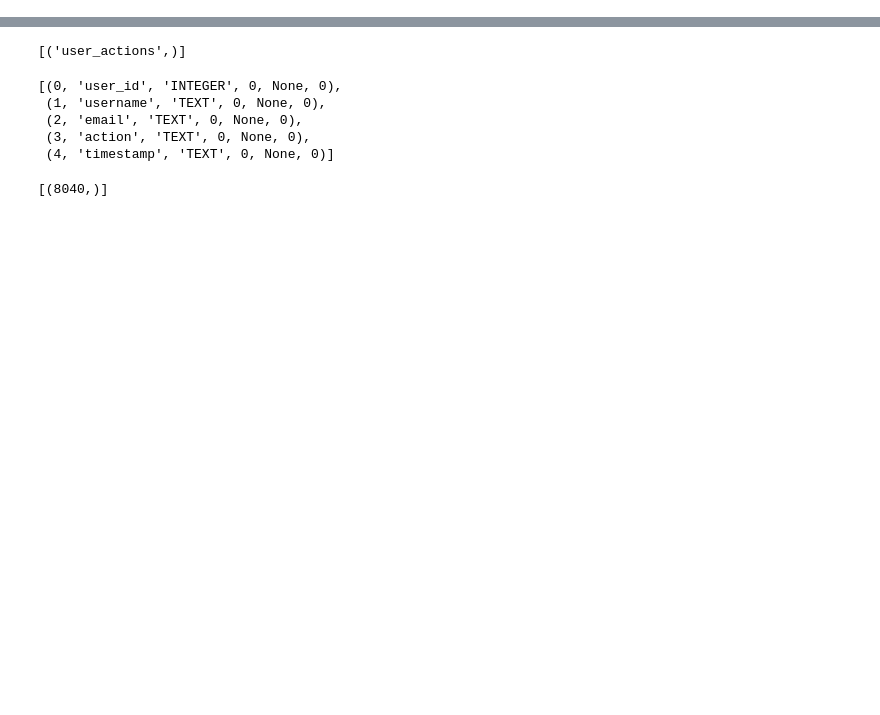
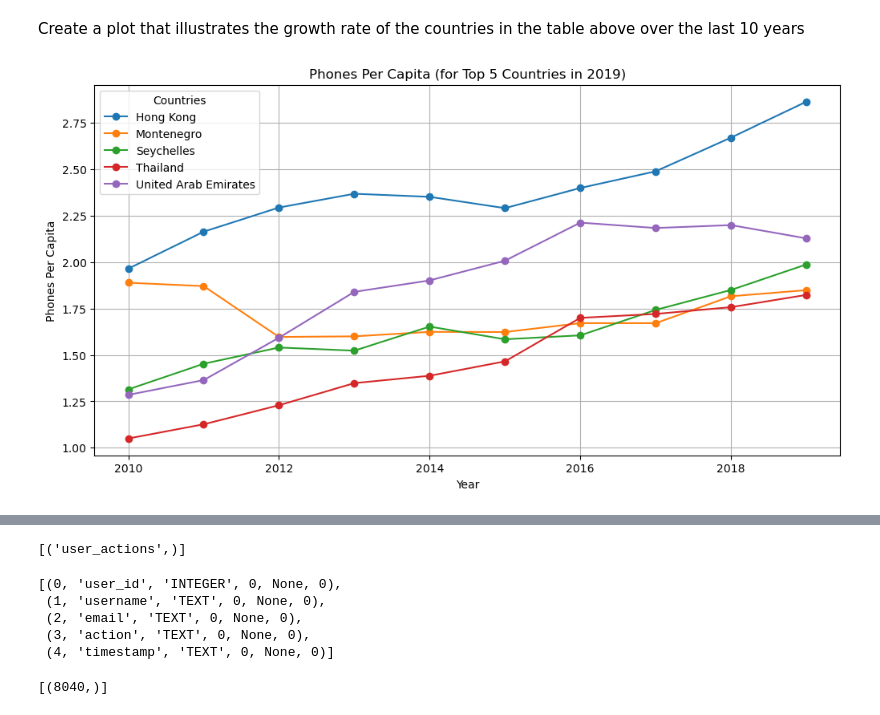
Before and after one commit to mathildecoffy/su-mt4007, a Jupyter notebook: HW4/HW4.ipynb, the cells around one changed output, grey strips where cells are left out. Saved outputs shown, nothing was run; the diff lists cells and outputs as text; code cells hidden in the pictures; blank space fills up the shorter version.

```diff
--- a/HW4/HW4.ipynb
+++ b/HW4/HW4.ipynb
@@ -11,0 +78,7 @@ import re
+# %%
+country_data = pd.read_csv('country_data.csv')
+# the country code is called iso-3 in the other file, change it to the same
+country_data.rename(columns={'alpha-3': 'iso-3'}, inplace=True)
+
+# Merge the prior data frame with the country data frame
+merged_data_2 = pd.merge(merged_data, country_data, how='inner', on='iso-3')
@@ -11,0 +104,11 @@ import re
+# %%
+# Data for 2019
+data_2019 = merged_data_2[merged_data_2['year'] == 2019]
+
+# Filter out missing data
+data_2019_cleaned = data_2019.dropna(subset=['phones_per_capita'])
+
+# Get the top 5 countries with highest 'phones_per_capita' in 2019
+top_5_countries = data_2019_cleaned.nlargest(5, 'phones_per_capita')[['name', 'phones_per_capita']]
+
+top_5_countries
@@ -11,0 +144,30 @@ import re
+# %% [markdown]
+Create a plot that illustrates the growth rate of the countries in the table above over the last 10 years
+# %%
+# 10 years of data
+data_2010_2019 = merged_data_2[merged_data_2['year'].between(2010, 2019)]
+data_top_5_countries_10_years = data_2010_2019[data_2010_2019['name'].isin(top_5_countries['name'])]
+
+# pivot
+data_top_5_countries_10_years_pivot = data_top_5_countries_10_years.pivot_table(
+    index='year', columns='name', values='phones_per_capita'
+)
+
+# Plot it
+plt.figure(figsize=(12, 6))
+for country in data_top_5_countries_10_years_pivot.columns:
+    plt.plot(
+        data_top_5_countries_10_years_pivot.index,
+        data_top_5_countries_10_years_pivot[country],
+        label=country,
+        marker='o'
+    )
+
+plt.title("Phones Per Capita (for Top 5 Countries in 2019)")
+plt.xlabel("Year")
+plt.ylabel("Phones Per Capita")
+plt.legend(title="Countries")
+plt.grid(True)
+plt.show()
+# %% [output]
+[figure, added]
```
Also changed, not shown: parts of 29 cells of this notebook.
